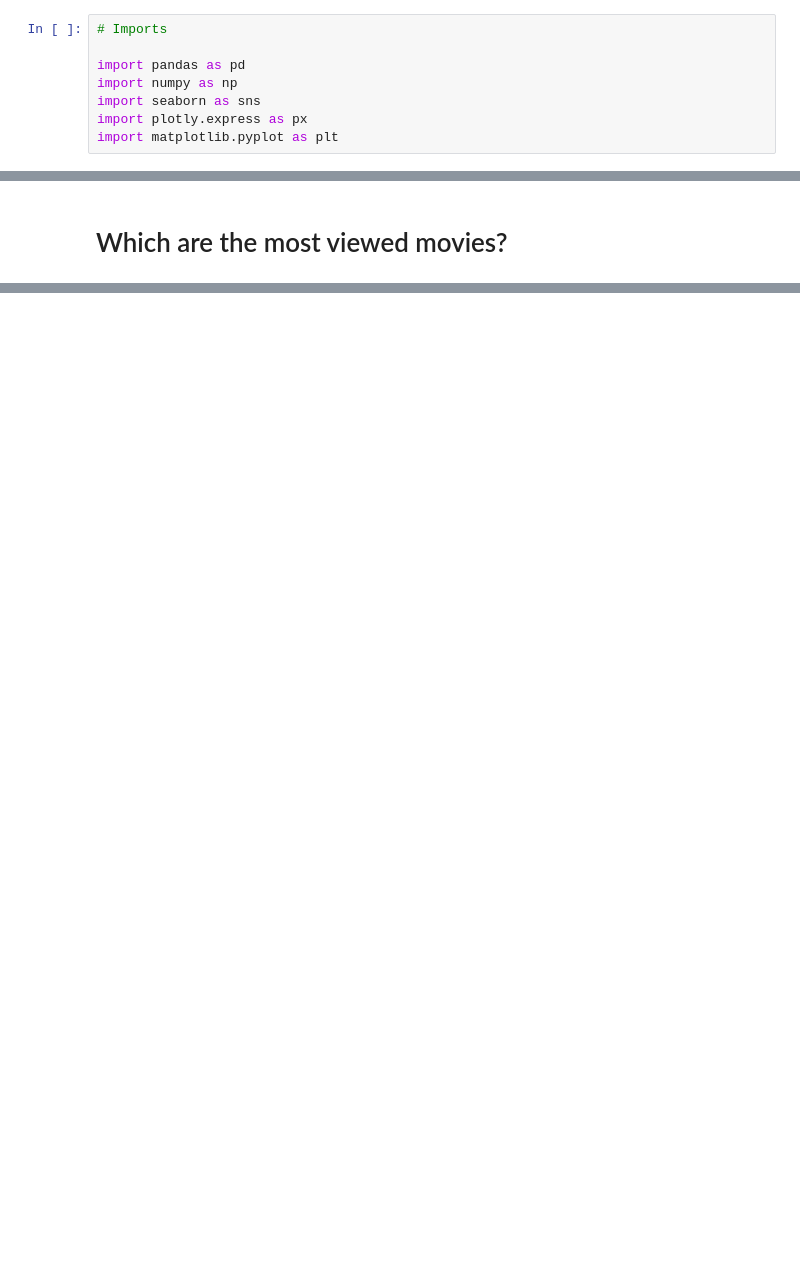
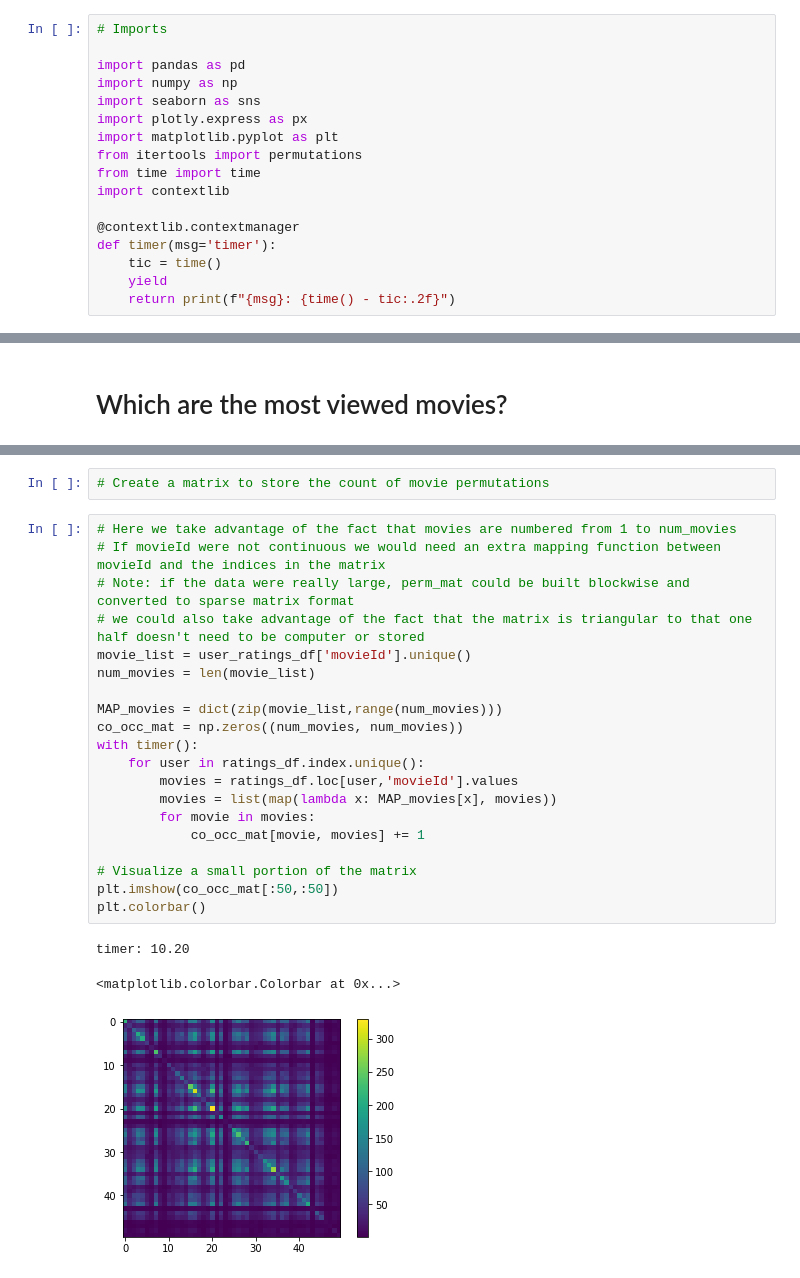
Before and after one commit to abauville/Notes_recommender_system, a Jupyter notebook: 01_Non-pers_rec.ipynb, the cells around one changed output, grey strips where cells are left out. Saved outputs shown, nothing was run; the diff lists cells and outputs as text; blank space fills up the shorter version.

```diff
--- a/01_Non-pers_rec.ipynb
+++ b/01_Non-pers_rec.ipynb
@@ -8,4 +8,13 @@ import numpy as np
 import seaborn as sns
 import plotly.express as px
 import matplotlib.pyplot as plt
+from itertools import permutations
+from time import time
+import contextlib
+
+@contextlib.contextmanager
+def timer(msg='timer'):
+    tic = time()
+    yield
+    return print(f"{msg}: {time() - tic:.2f}")
 # %%
@@ -59,0 +92,26 @@ float('1989')
+# %%
+# Create a matrix to store the count of movie permutations
+# %%
+# Here we take advantage of the fact that movies are numbered from 1 to num_movies
+# If movieId were not continuous we would need an extra mapping function between movieId and the indices in the matrix
+# Note: if the data were really large, perm_mat could be built blockwise and converted to sparse matrix format
+# we could also take advantage of the fact that the matrix is triangular to that one half doesn't need to be computer or stored
+movie_list = user_ratings_df['movieId'].unique()
+num_movies = len(movie_list)
+
+MAP_movies = dict(zip(movie_list,range(num_movies)))
+co_occ_mat = np.zeros((num_movies, num_movies))
+with timer():
+    for user in ratings_df.index.unique():
+        movies = ratings_df.loc[user,'movieId'].values
+        movies = list(map(lambda x: MAP_movies[x], movies))
+        for movie in movies:
+            co_occ_mat[movie, movies] += 1
+
+# Visualize a small portion of the matrix
+plt.imshow(co_occ_mat[:50,:50])
+plt.colorbar()
+# %% [output]
+timer: 10.20
+<matplotlib.colorbar.Colorbar at 0x...>
+[figure, added]
```
Also changed, not shown: parts of 17 cells of this notebook, 2 other files.
